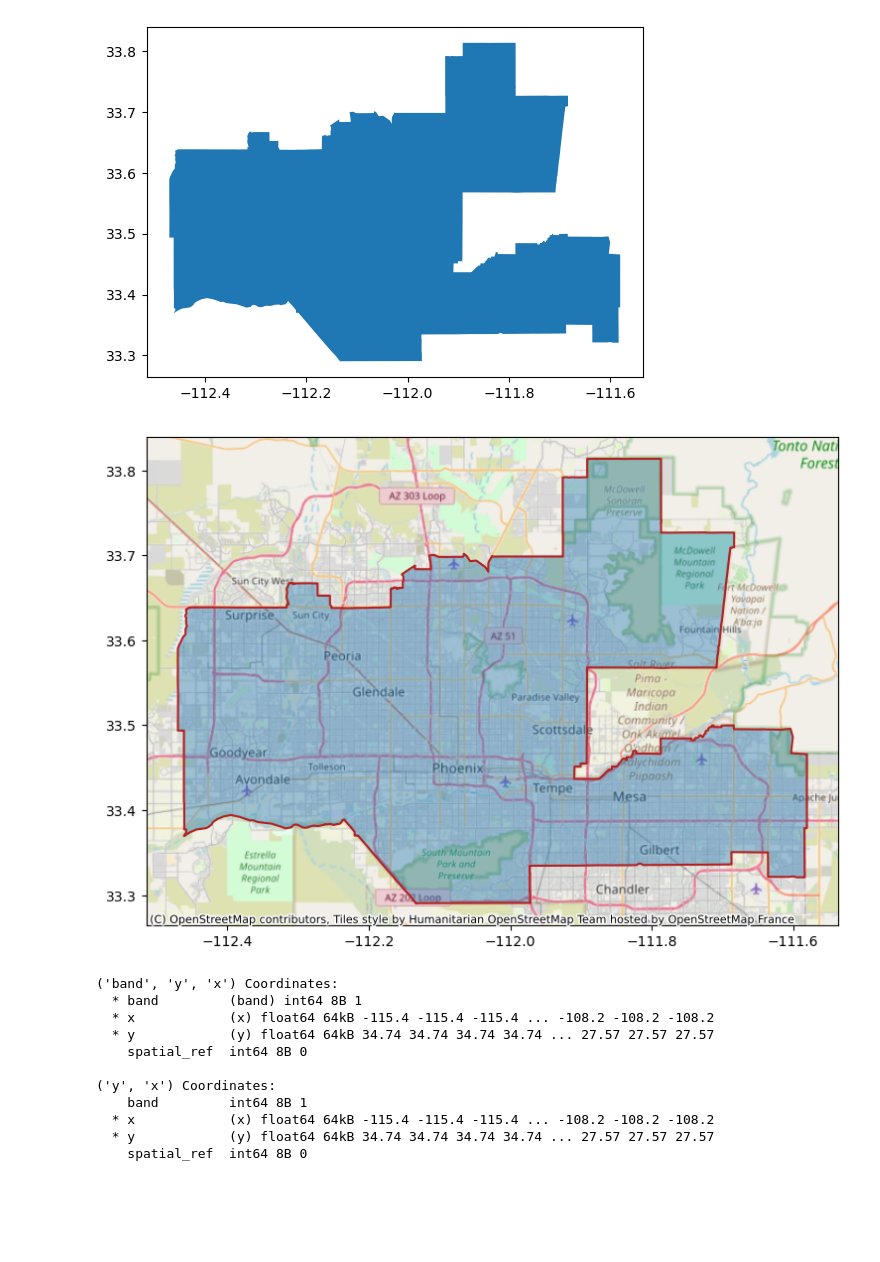
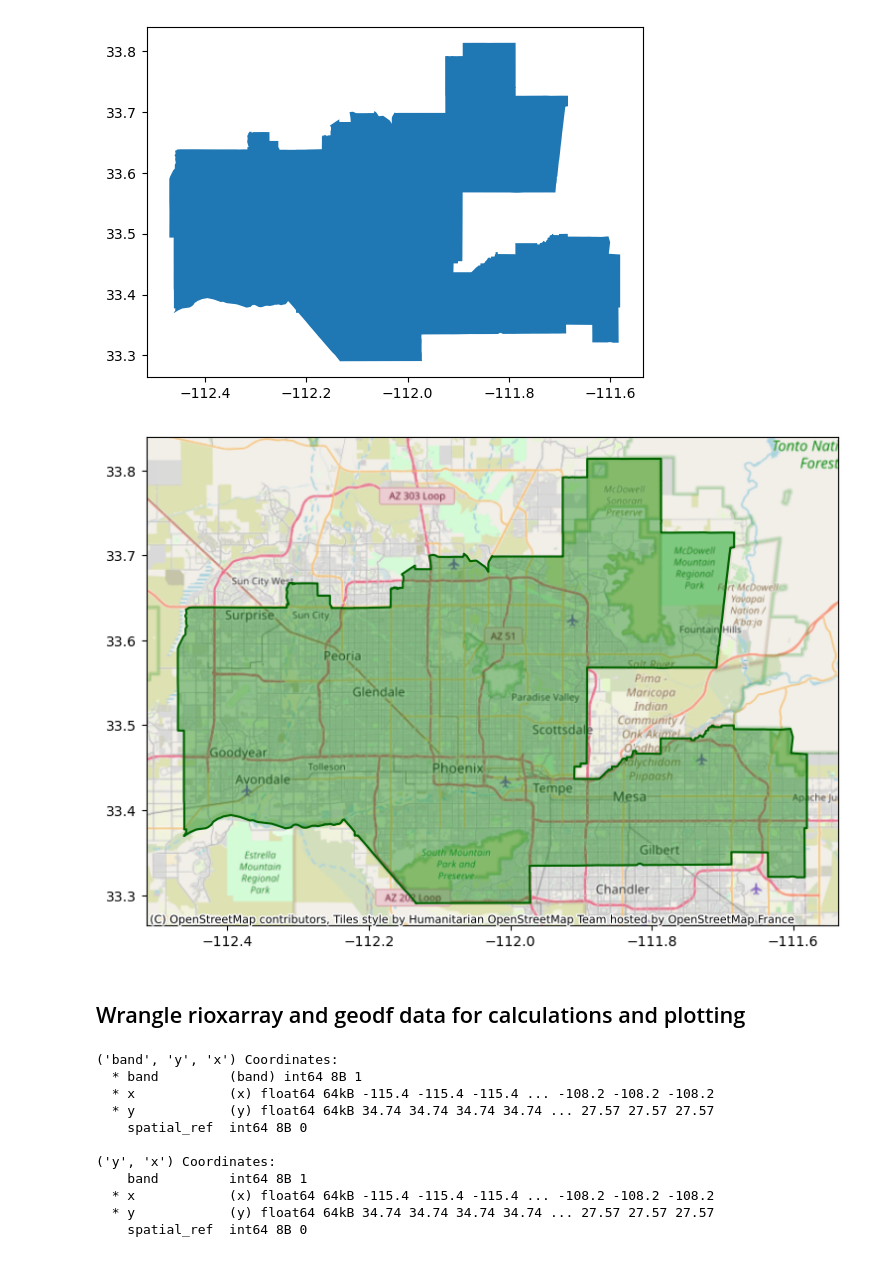
Before and after one commit to bgrazda/biodiversity-intactness, a Jupyter notebook: bii.ipynb, the cells around one changed output. Cells and saved outputs as stored; diff of their text form; code cells hidden in the pictures; blank space fills up the shorter version.

```diff
--- a/bii.ipynb
+++ b/bii.ipynb
@@ -159,15 +169,19 @@ phoenix.plot()
 [figure]
 # %%
 # Phoenix subdivision in broader geographic context
-ax = phoenix.plot(figsize=(9,9), alpha = .4)
+ax = phoenix.plot(figsize=(9,9),
+                  alpha = .4,
+                 color = 'green')
 
 
 phoenix.boundary.plot(ax = ax,
-                     color = 'firebrick')
+                     color = 'darkgreen')
 # Use contextily to show roads
 cx.add_basemap(ax, crs = phoenix.crs)
 # %% [output]
-[figure, old version]
+[figure, new version]
+# %% [markdown]
+## Wrangle rioxarray and geodf data for calculations and plotting
 # %%
 # Original dimensions and coordinates
 print(bii_2017.dims, bii_2017.coords,'\n')
```
Also changed, not shown: parts of 22 cells of this notebook.
